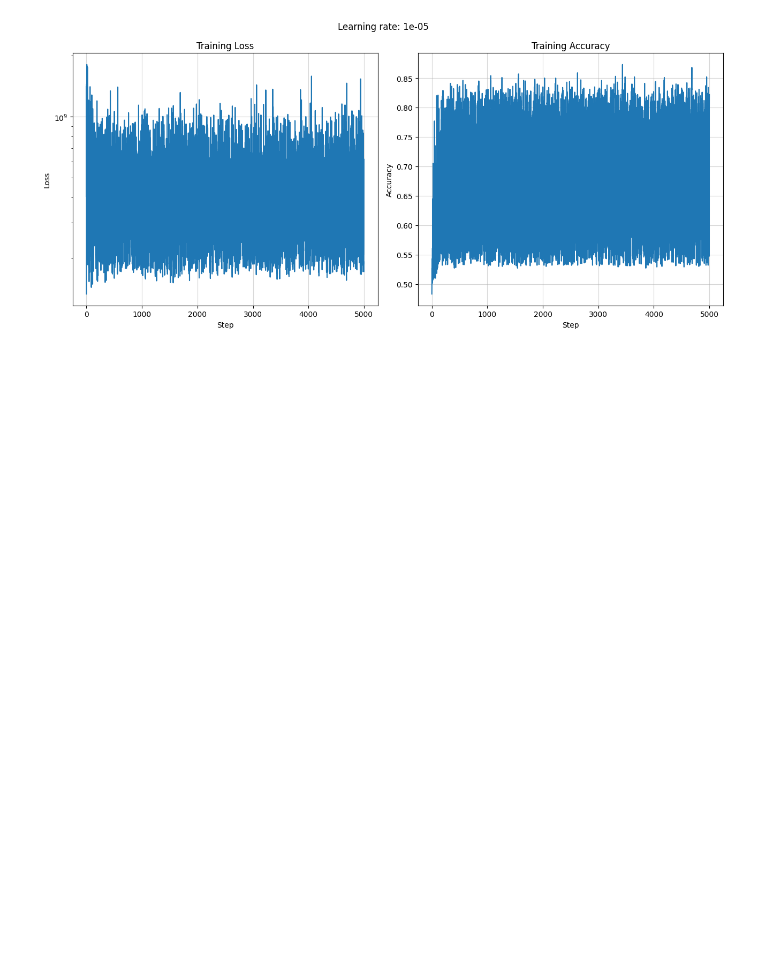
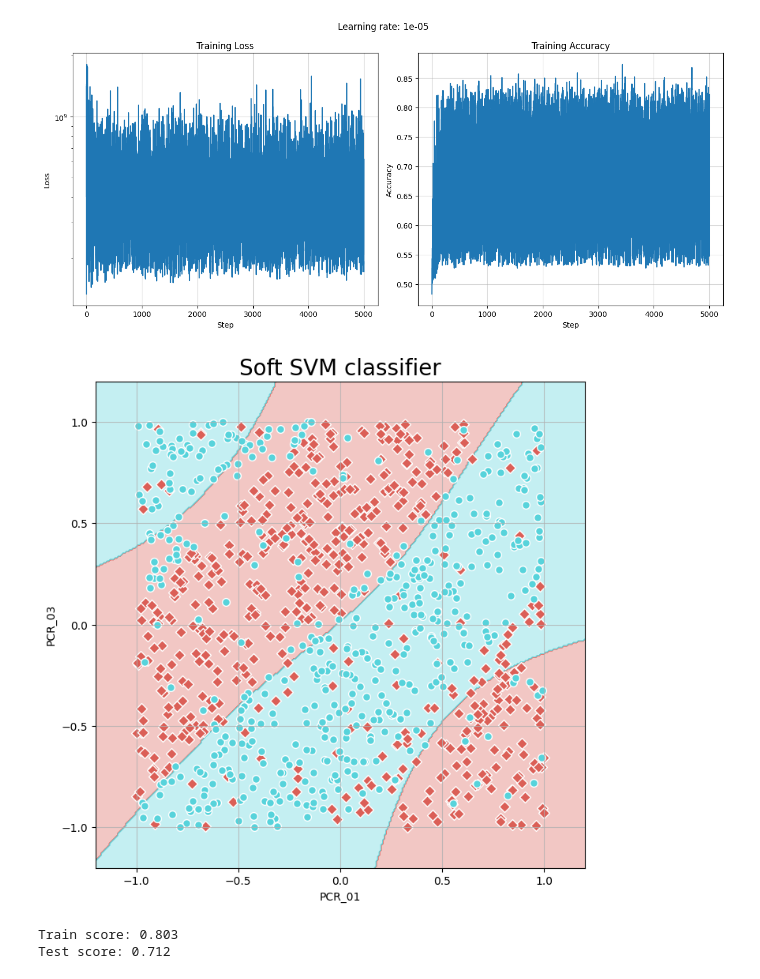
Before and after one commit to mayagel/mlhw2wet, a Jupyter notebook: Copy_of_Untitled1.ipynb, the cells around one changed output. Cells and saved outputs as stored; diff of their text form; code cells hidden in the pictures; blank space fills up the shorter version.

Commit message:
with soft clf visual

```diff
--- a/Copy_of_Untitled1.ipynb
+++ b/Copy_of_Untitled1.ipynb
@@ -606,3 +606,19 @@ for i in np.logspace(-9, -5, 5):
 [figure]
 [figure]
 [figure]
+# %%
+from sklearn.pipeline import Pipeline
+from sklearn.preprocessing import MinMaxScaler
+from sklearn.preprocessing import PolynomialFeatures
+p_features = PolynomialFeatures(degree=3, include_bias=False)
+svm_clf = Pipeline([('feature_mapping', p_features),
+                    ('scaler', MinMaxScaler()),
+                    ('SVM', SoftSVM(C=1e5, lr=1e-7))])
+svm_clf.fit(X_train[['PCR_01', 'PCR_03']].to_numpy(), y_train['spread'].to_numpy())
+visualize_clf(svm_clf, X_train[['PCR_01', 'PCR_03']].to_numpy(), y_train['spread'].to_numpy(), "Soft SVM classifier", "PCR_01", "PCR_03")
+print(f"Train score: {svm_clf.score(X_train[['PCR_01', 'PCR_03']], y_train['spread'])}")
+print(f"Test score: {svm_clf.score(X_test[['PCR_01', 'PCR_03']], y_test['spread'])}")
+# %% [output]
+[figure, added]
+Train score: 0.803
+Test score: 0.712
```
